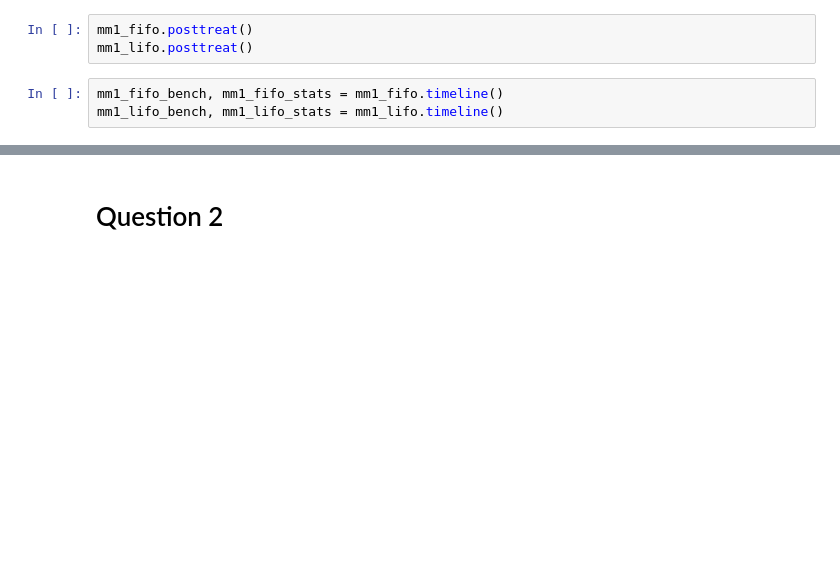
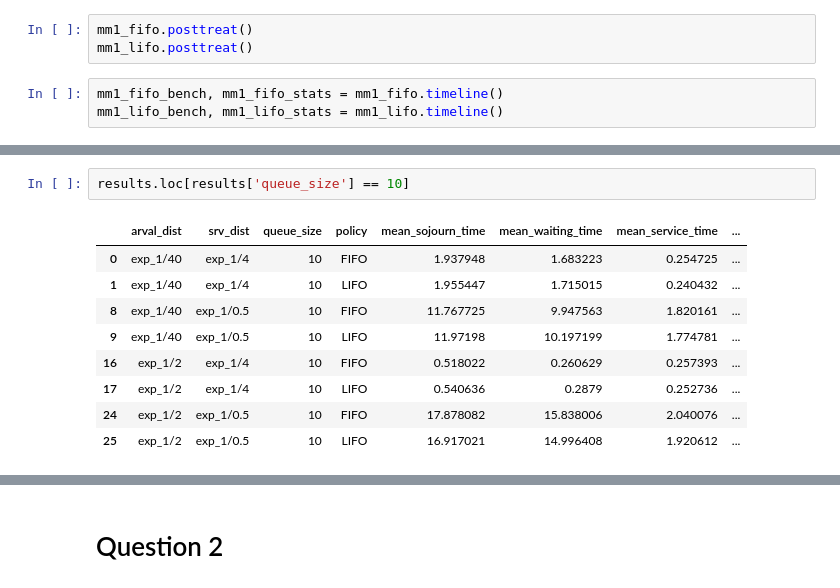
Before and after one commit to Coartix/ERO2, a Jupyter notebook: Analyse et dimensionnement - Enonce.ipynb, the cells around one changed output, grey strips where cells are left out. Drawn from its saved outputs; the diff is of its cells as text; blank space fills up the shorter version.

```diff
--- a/Analyse et dimensionnement - Enonce.ipynb
+++ b/Analyse et dimensionnement - Enonce.ipynb
@@ -222,3 +335,15 @@ mm1_fifo_stats.join(mm1_lifo_stats, lsuffix="_fifo", rsuffix="_lifo")
+# %%
+results.loc[results['queue_size'] == 10]
+# %% [output]
+|  | arval_dist | srv_dist | queue_size | policy | mean_sojourn_time | mean_waiting_time | mean_service_time | ... |
+| 0 | exp_1/40 | exp_1/4 | 10 | FIFO | 1.937948 | 1.683223 | 0.254725 | ... |
+| 1 | exp_1/40 | exp_1/4 | 10 | LIFO | 1.955447 | 1.715015 | 0.240432 | ... |
+| 8 | exp_1/40 | exp_1/0.5 | 10 | FIFO | 11.767725 | 9.947563 | 1.820161 | ... |
+| 9 | exp_1/40 | exp_1/0.5 | 10 | LIFO | 11.97198 | 10.197199 | 1.774781 | ... |
+| 16 | exp_1/2 | exp_1/4 | 10 | FIFO | 0.518022 | 0.260629 | 0.257393 | ... |
+| 17 | exp_1/2 | exp_1/4 | 10 | LIFO | 0.540636 | 0.2879 | 0.252736 | ... |
+| 24 | exp_1/2 | exp_1/0.5 | 10 | FIFO | 17.878082 | 15.838006 | 2.040076 | ... |
+| 25 | exp_1/2 | exp_1/0.5 | 10 | LIFO | 16.917021 | 14.996408 | 1.920612 | ... |
 # %%
 fig, axes = plt.subplots(3, 2, figsize=(32, 12))
 counts = ['ag_in_sys','ag_in_queue','ag_in_service']
```
Also changed, not shown: parts of 4 cells of this notebook.
